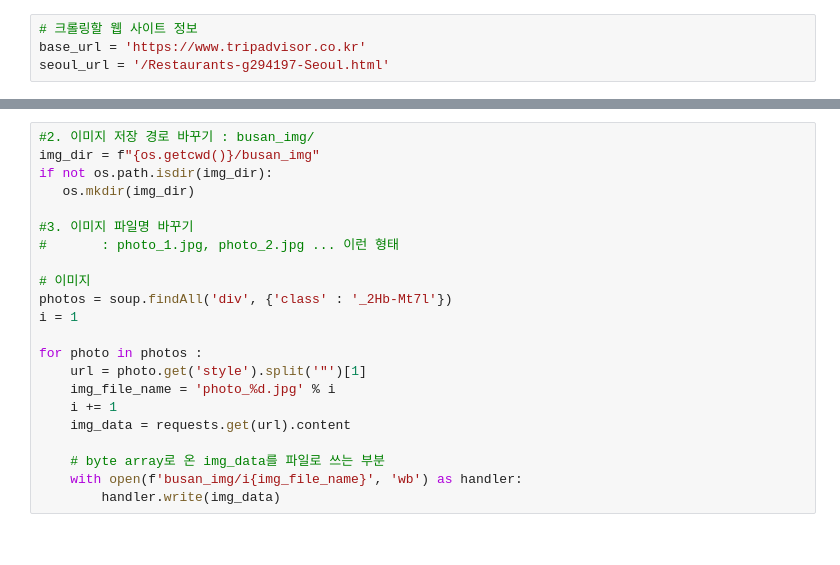
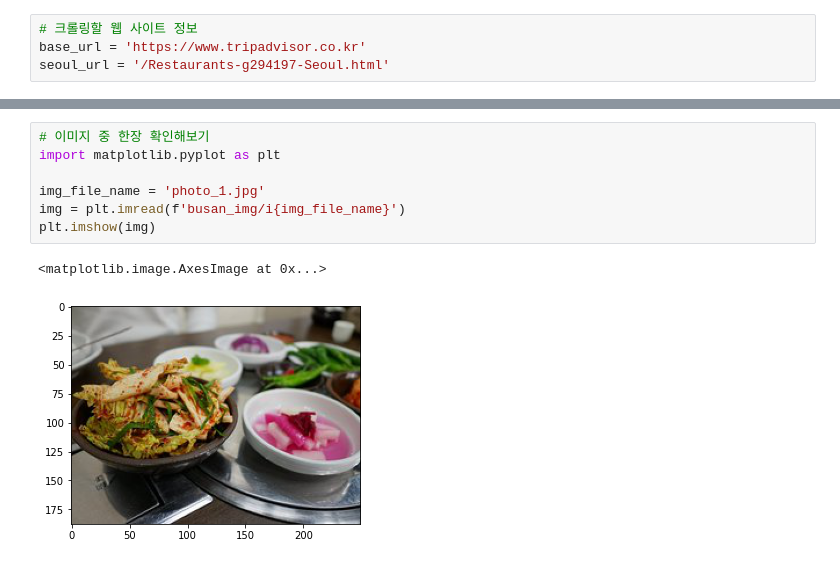
Before and after one commit to pirate-turtle/data_collection, a Jupyter notebook: python-crawling-class-master/03_tripadvisor_image_crawling_by_selenium_class.ipynb, the cells around one changed output, grey strips where cells are left out. Cells and saved outputs as stored; diff of their text form.

Commit message:
03_tripadvisor_image_crawling_by_selenium_class 정리 완료

```diff
--- a/python-crawling-class-master/03_tripadvisor_image_crawling_by_selenium_class.ipynb
+++ b/python-crawling-class-master/03_tripadvisor_image_crawling_by_selenium_class.ipynb
@@ -115,22 +193,10 @@ window.taRollupsAreAsync = true;
-# %%
-#2. 이미지 저장 경로 바꾸기 : busan_img/
-img_dir = f"{os.getcwd()}/busan_img"
-if not os.path.isdir(img_dir):
-   os.mkdir(img_dir)
-
-#3. 이미지 파일명 바꾸기
-#       : photo_1.jpg, photo_2.jpg ... 이런 형태
-
-# 이미지
-photos = soup.findAll('div', {'class' : '_2Hb-Mt7l'})
-i = 1
-
-for photo in photos :
-    url = photo.get('style').split('"')[1]
-    img_file_name = 'photo_%d.jpg' % i
-    i += 1
-    img_data = requests.get(url).content
-
-    # byte array로 온 img_data를 파일로 쓰는 부분
-    with open(f'busan_img/i{img_file_name}', 'wb') as handler:
-        handler.write(img_data)
+# %%
+# 이미지 중 한장 확인해보기
+import matplotlib.pyplot as plt
+
+img_file_name = 'photo_1.jpg'
+img = plt.imread(f'busan_img/i{img_file_name}')
+plt.imshow(img)
+# %% [output]
+<matplotlib.image.AxesImage at 0x...>
+[figure, added]
```
Also changed, not shown: parts of 36 cells of this notebook.
